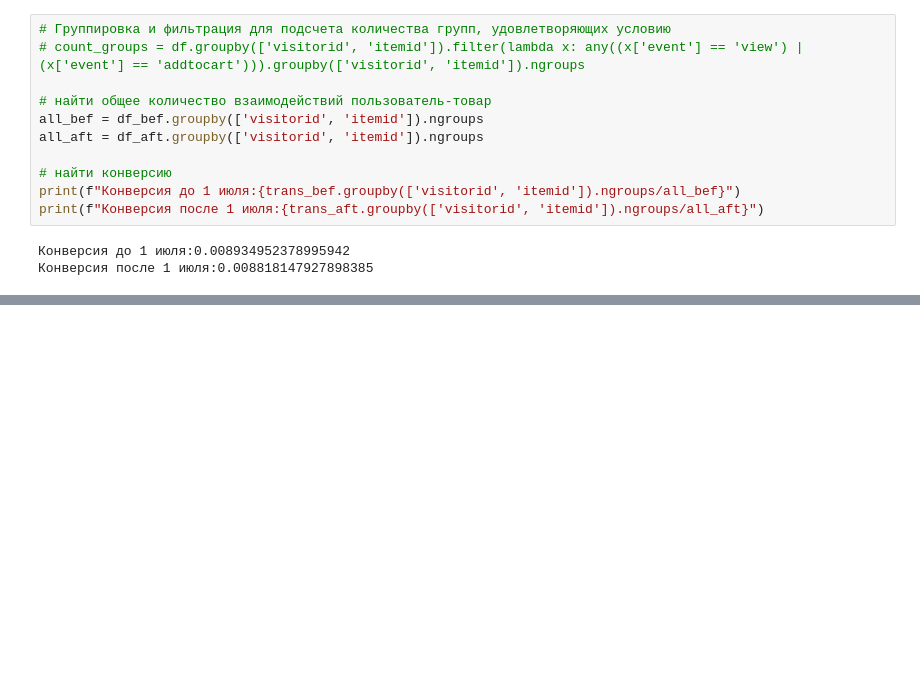
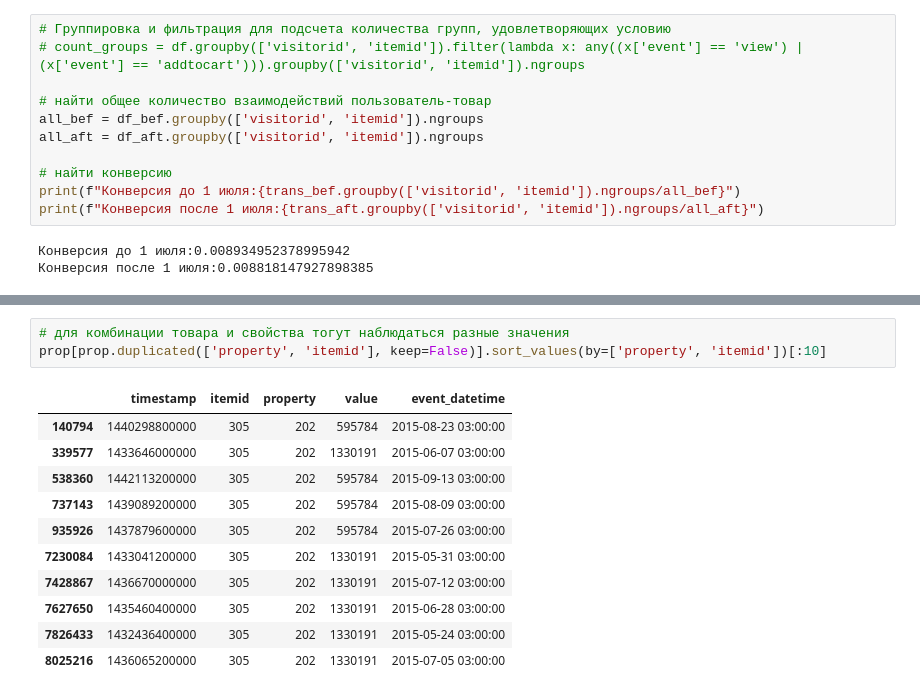
Before and after one commit to sawa25/DIPDIP, a Jupyter notebook: start.ipynb, the cells around one changed output, grey strips where cells are left out. Cells and saved outputs as stored; diff of their text form; blank space fills up the shorter version.

```diff
--- a/start.ipynb
+++ b/start.ipynb
@@ -434,0 +520,15 @@ print(f"Конверсия после 1 июля:{trans_aft.groupby(['visitorid'
+# %%
+# для комбинации товара и свойства тогут наблюдаться разные значения
+prop[prop.duplicated(['property', 'itemid'], keep=False)].sort_values(by=['property', 'itemid'])[:10]
+# %% [output]
+|  | timestamp | itemid | property | value | event_datetime |
+| 140794 | 1440298800000 | 305 | 202 | 595784 | 2015-08-23 03:00:00 |
+| 339577 | 1433646000000 | 305 | 202 | 1330191 | 2015-06-07 03:00:00 |
+| 538360 | 1442113200000 | 305 | 202 | 595784 | 2015-09-13 03:00:00 |
+| 737143 | 1439089200000 | 305 | 202 | 595784 | 2015-08-09 03:00:00 |
+| 935926 | 1437879600000 | 305 | 202 | 595784 | 2015-07-26 03:00:00 |
+| 7230084 | 1433041200000 | 305 | 202 | 1330191 | 2015-05-31 03:00:00 |
+| 7428867 | 1436670000000 | 305 | 202 | 1330191 | 2015-07-12 03:00:00 |
+| 7627650 | 1435460400000 | 305 | 202 | 1330191 | 2015-06-28 03:00:00 |
+| 7826433 | 1432436400000 | 305 | 202 | 1330191 | 2015-05-24 03:00:00 |
+| 8025216 | 1436065200000 | 305 | 202 | 1330191 | 2015-07-05 03:00:00 |
```
Also changed, not shown: parts of 68 cells of this notebook, 4 other files.
